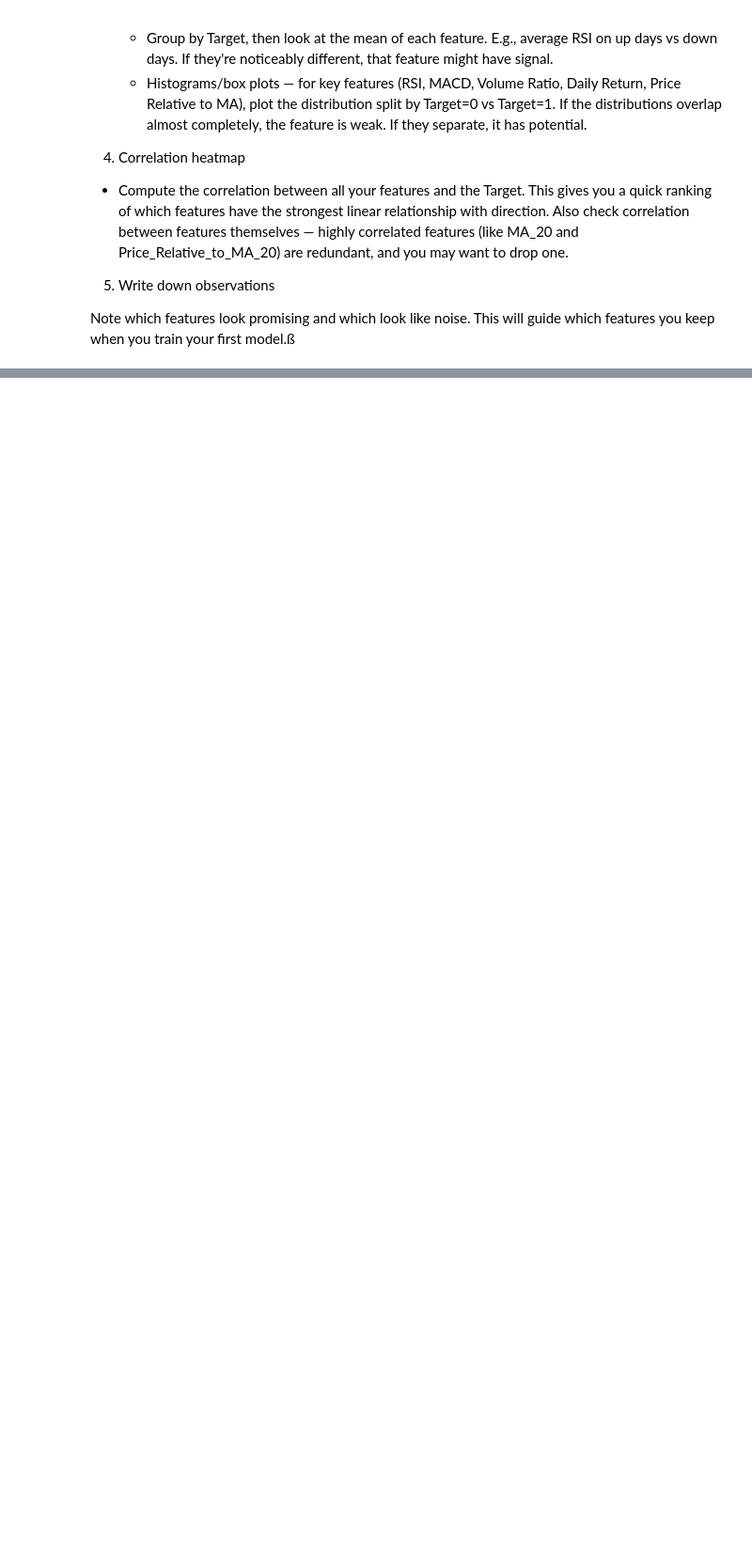
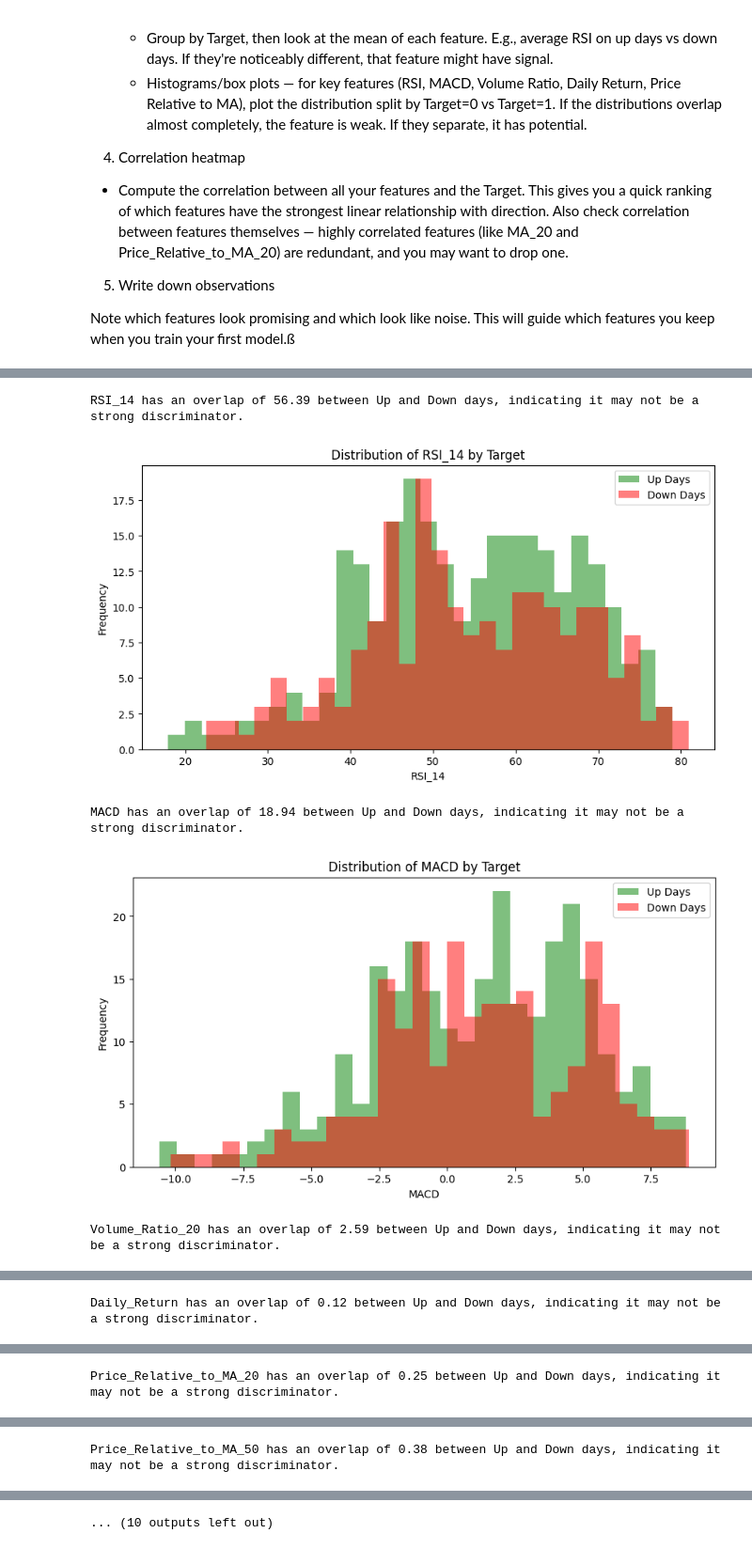
Before and after one commit to JonathanSContreras/trading-ml, a Jupyter notebook: notebooks/02_feature_analysis.ipynb, the cells around one changed output, grey strips where cells are left out. Shown at 94% size. Cells and saved outputs as stored; diff of their text form; code cells hidden in the pictures; blank space fills up the shorter version.

Commit message:
progress check: analyze features

```diff
--- a/notebooks/02_feature_analysis.ipynb
+++ b/notebooks/02_feature_analysis.ipynb
@@ -23,3 +23,8 @@
 5. Write down observations
 
   Note which features look promising and which look like noise. This will guide which features you keep when you train your first model.ß
+# %%
+import pandas as pd
+import matplotlib.pyplot as plt
+import seaborn as sns
+appl_df_features = pd.read_csv('../data/processed/AAPL_with_features.csv', parse_dates=['Date'])
@@ -25,0 +58,11 @@
+# %%
+# Feautre vs Target Analysis
+features_to_analyze = ["RSI_14", "MACD", "Volume_Ratio_20", "Daily_Return", "Price_Relative_to_MA_20", "Price_Relative_to_MA_50", "Signal_Line", "Middle_Band_20", "Upper_Band_20", "Lower_Band_20", "OBV"]
+
+# Statistical summary (Grouped by Target)
+print("\nStatistical Summary by Target:")
+for feature in features_to_analyze:
+    mean_up = appl_df_features[appl_df_features['Target'] == 1][feature].mean()
+    mean_down = appl_df_features[appl_df_features['Target'] == 0][feature].mean()
+    diff = mean_up - mean_down
+    print(f"{feature}: Mean Up Days = {mean_up:.6f}, Mean Down Days = {mean_down:.6f}, Difference = {diff:.6f}")
@@ -25,0 +93,24 @@
+# %%
+# Visual Distribution Comparison (Histogram Logic)
+for feature in features_to_analyze:
+    plt.figure(figsize=(10, 5))
+    plt.hist(appl_df_features[appl_df_features['Target'] == 1][feature], bins=30, alpha=0.5, label='Up Days', color='green')
+    plt.hist(appl_df_features[appl_df_features['Target'] == 0][feature], bins=30, alpha=0.5, label='Down Days', color='red')
+
+    overlap = min(appl_df_features[appl_df_features['Target'] == 1][feature].max(), appl_df_features[appl_df_features['Target'] == 0][feature].max()) - max(appl_df_features[appl_df_features['Target'] == 1][feature].min(), appl_df_features[appl_df_features['Target'] == 0][feature].min())
+    if overlap > 0:
+        print(f"{feature} has an overlap of {overlap:.2f} between Up and Down days, indicating it may not be a strong discriminator.")
+    else:
+        print(f"{feature} has no overlap between Up and Down days, indicating it may be a strong discriminator.")
+
+    plt.title(f'Distribution of {feature} by Target')
+    plt.xlabel(feature)
+    plt.ylabel('Frequency')
+    plt.legend()
+    plt.show()
+# %% [output]
+RSI_14 has an overlap of 56.39 between Up and Down days, indicating it may not be a strong discriminator.
+[figure, added]
+MACD has an overlap of 18.94 between Up and Down days, indicating it may not be a strong discriminator.
+[figure, added]
+Volume_Ratio_20 has an overlap of 2.59 between Up and Down days, indicating it may not be a strong discriminator.
@@ -25,0 +118 @@
+Daily_Return has an overlap of 0.12 between Up and Down days, indicating it may not be a strong discriminator.
@@ -25,0 +120 @@
+Price_Relative_to_MA_20 has an overlap of 0.25 between Up and Down days, indicating it may not be a strong discriminator.
@@ -25,0 +122 @@
+Price_Relative_to_MA_50 has an overlap of 0.38 between Up and Down days, indicating it may not be a strong discriminator.
@@ -25,0 +124 @@
+... (10 outputs left out)
```
Also changed, not shown: parts of 7 cells of this notebook, 1 other file.
